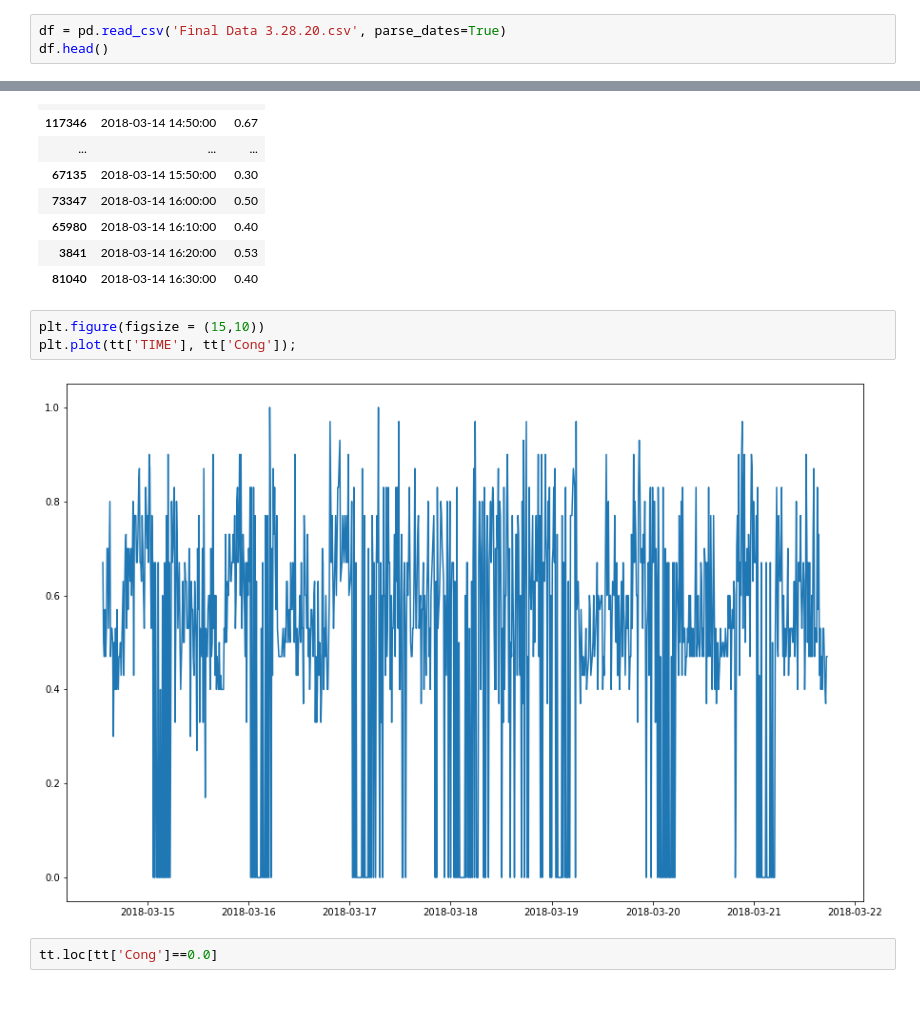
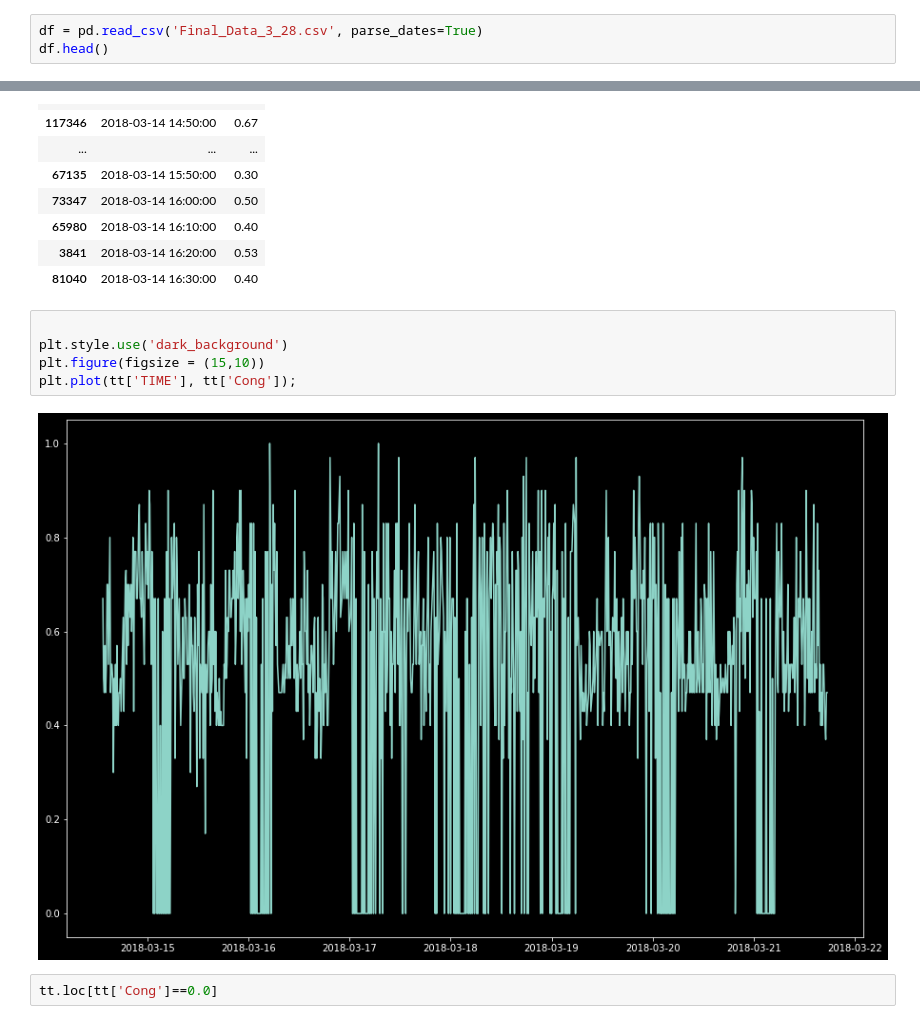
Before and after one commit to mostofa-ahsan/Chicago-Timeseries_Transportation, a Jupyter notebook: timeSeries-SARIMAX.ipynb, the cells around one changed output, grey strips where cells are left out. Drawn from its saved outputs; the diff is of its cells as text.

```diff
--- a/timeSeries-SARIMAX.ipynb
+++ b/timeSeries-SARIMAX.ipynb
@@ -19,5 +21,5 @@ from pmdarima import auto_arima
 # %%
-df = pd.read_csv('Final Data 3.28.20.csv', parse_dates=True)
+df = pd.read_csv('Final_Data_3_28.csv', parse_dates=True)
 df.head()
 # %% [output]
 |  | TIME | STREET | DIRECTION | Avarage | Cong | S_length | BUS_COUNT | MESSAGE_COUNT | HOUR | ... |
@@ -155,10 +157,12 @@ tt.head(20)
 | 3841 | 2018-03-14 16:20:00 | 0.53 |
 | 81040 | 2018-03-14 16:30:00 | 0.40 |
 # %%
+
+plt.style.use('dark_background')
 plt.figure(figsize = (15,10))
 plt.plot(tt['TIME'], tt['Cong']);
 # %% [output]
-[figure, old version]
+[figure, new version]
 # %%
 tt.loc[tt['Cong']==0.0]
 # %% [output]
```
Also changed, not shown: parts of 19 cells of this notebook.
